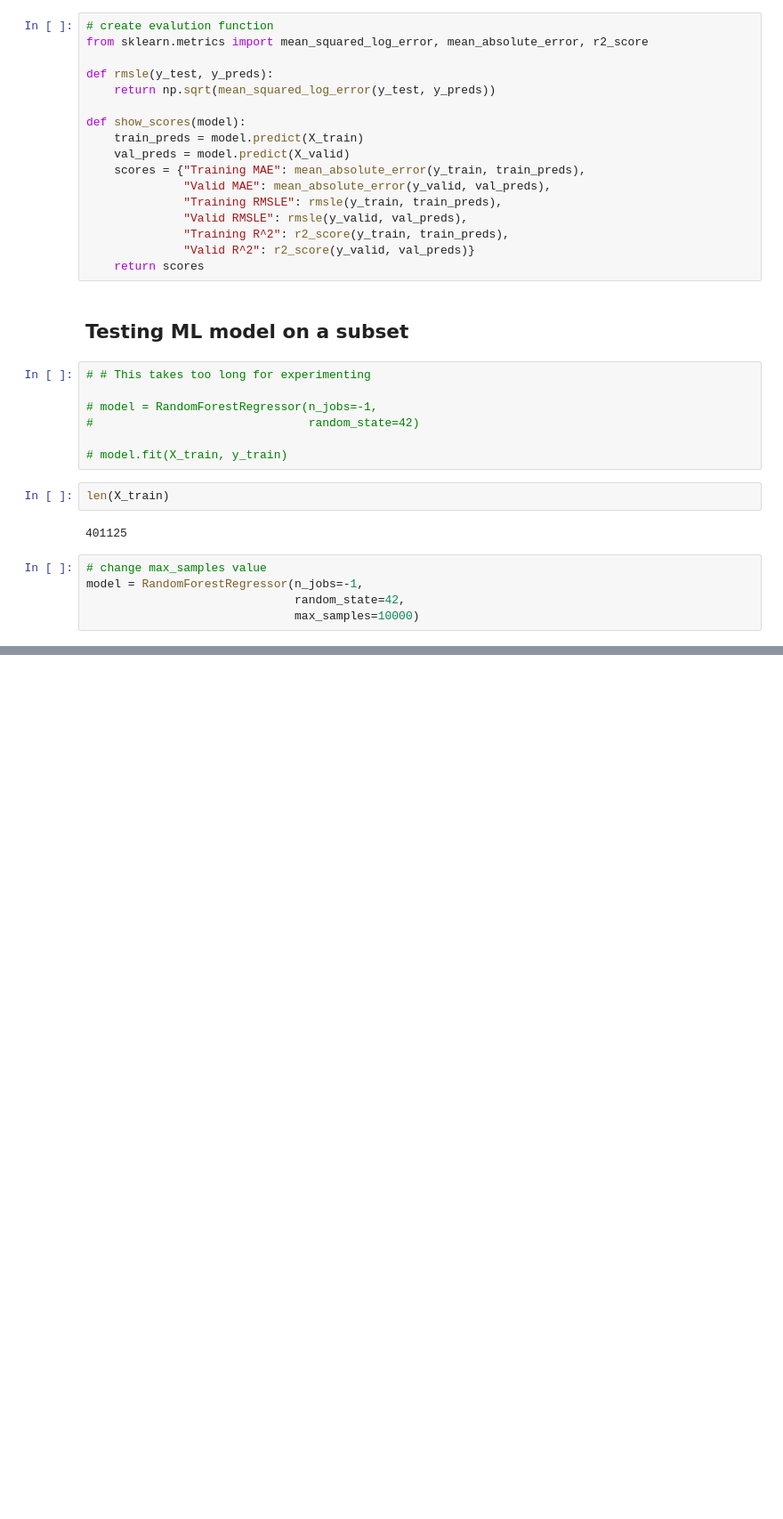
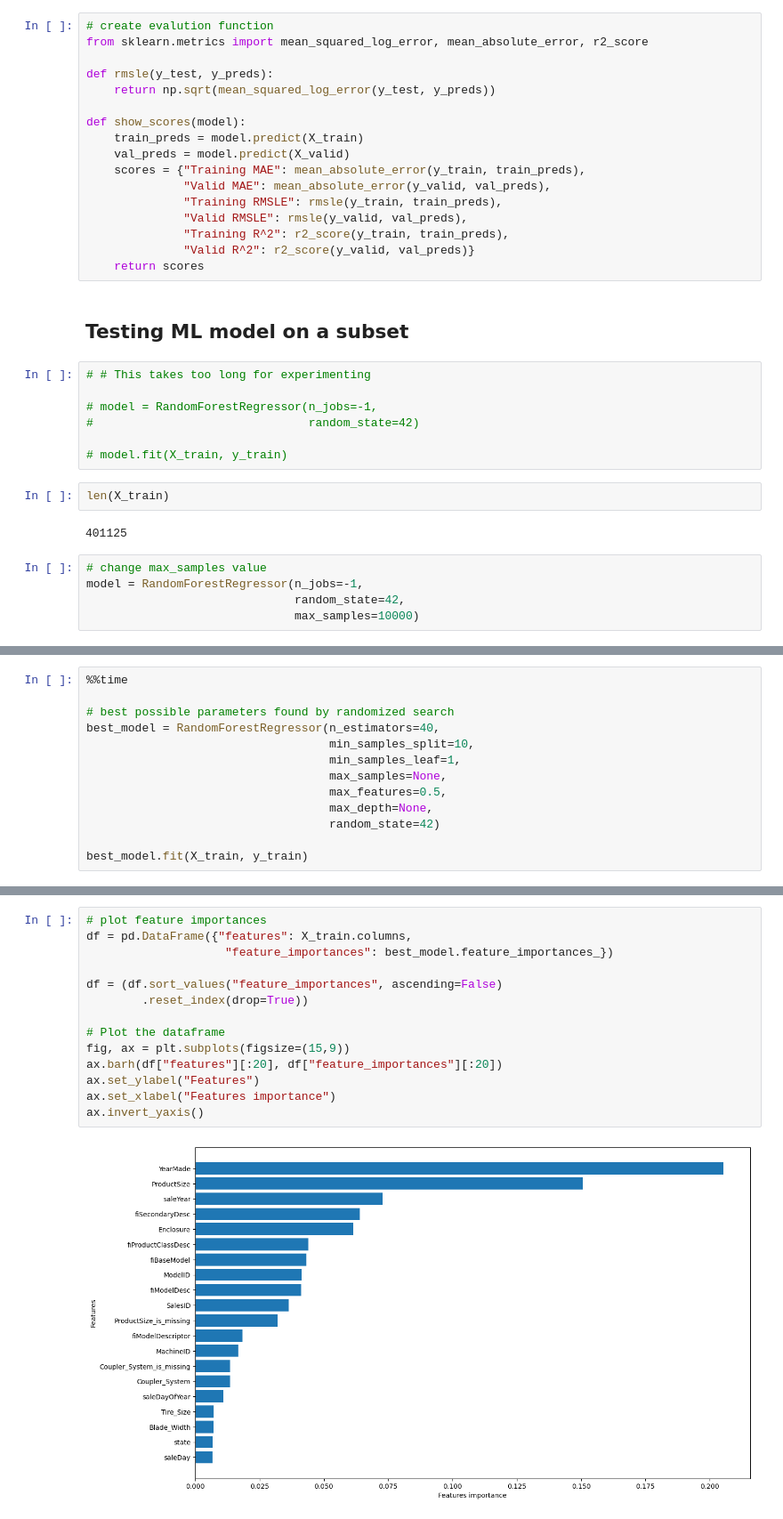
Before and after one commit to MariaEvpalova/car-price-prediction, a Jupyter notebook: bulldozer-price-prediction.ipynb, the cells around one changed output, grey strips where cells are left out. Shown at 89% size. Saved outputs shown, nothing was run; the diff lists cells and outputs as text; blank space fills up the shorter version.

Commit message:
Train a tuned ML model and test it - Find the best hyperparameters for random forest regressor - Train the model with best hyperparameters - Evaluate the model - Analyze features importance

```diff
--- a/bulldozer-price-prediction.ipynb
+++ b/bulldozer-price-prediction.ipynb
@@ -586,0 +644,13 @@ show_scores(model)
+# %%
+%%time
+
+# best possible parameters found by randomized search
+best_model = RandomForestRegressor(n_estimators=40,
+                                   min_samples_split=10,
+                                   min_samples_leaf=1,
+                                   max_samples=None,
+                                   max_features=0.5,
+                                   max_depth=None,
+                                   random_state=42)
+
+best_model.fit(X_train, y_train)
@@ -586,0 +871,16 @@ show_scores(model)
+# %%
+# plot feature importances
+df = pd.DataFrame({"features": X_train.columns,
+                    "feature_importances": best_model.feature_importances_})
+
+df = (df.sort_values("feature_importances", ascending=False)
+        .reset_index(drop=True))
+
+# Plot the dataframe
+fig, ax = plt.subplots(figsize=(15,9))
+ax.barh(df["features"][:20], df["feature_importances"][:20])
+ax.set_ylabel("Features")
+ax.set_xlabel("Features importance")
+ax.invert_yaxis()
+# %% [output]
+[figure, added]
```
Also changed, not shown: parts of 36 cells of this notebook.
